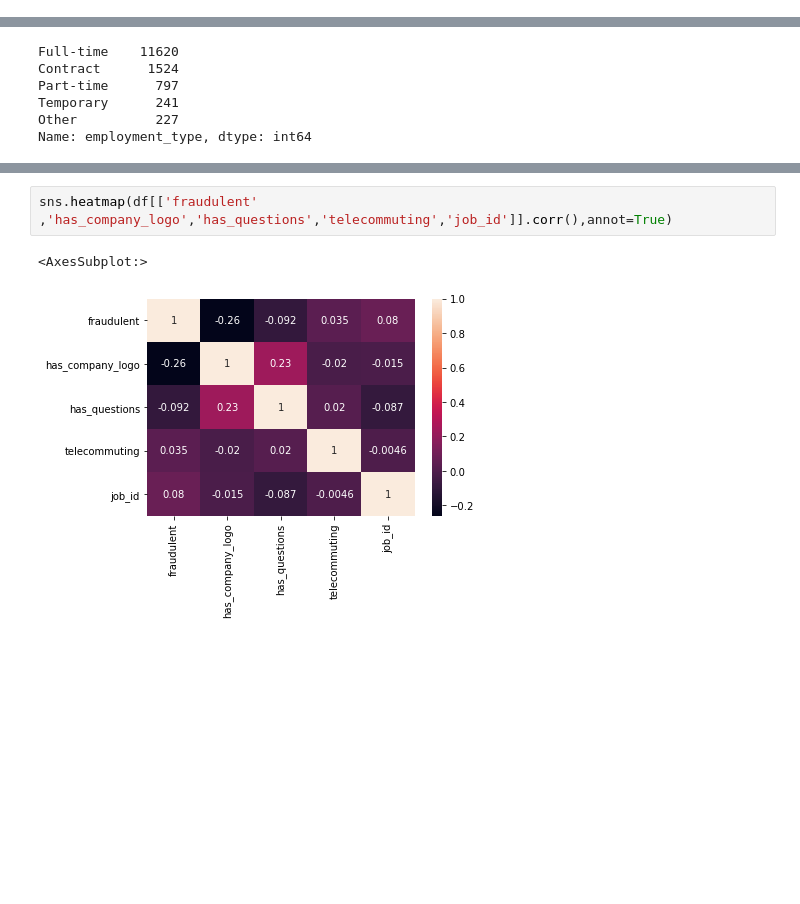
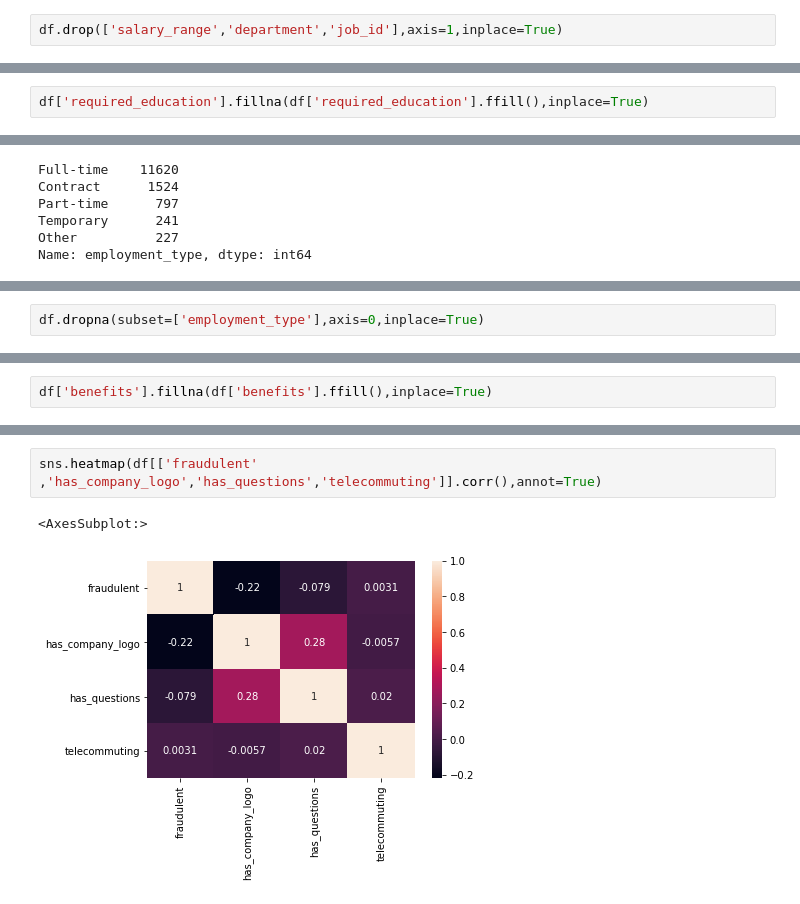
Before and after one commit to pritjee/Springboard, a Jupyter notebook: Fake_Job_prediction.ipynb, the cells around one changed output, grey strips where cells are left out. Drawn from its saved outputs; the diff is of its cells as text; blank space fills up the shorter version.

```diff
--- a/Fake_Job_prediction.ipynb
+++ b/Fake_Job_prediction.ipynb
@@ -107,0 +256,2 @@ Name: title, Length: 11231, dtype: int64
+# %%
+df.drop(['salary_range','department','job_id'],axis=1,inplace=True)
@@ -107,0 +303,2 @@ Name: title, Length: 11231, dtype: int64
+# %%
+df['required_education'].fillna(df['required_education'].ffill(),inplace=True)
@@ -138,0 +335,2 @@ dtype: int64
+# %%
+df.dropna(subset=['employment_type'],axis=0,inplace=True)
@@ -138,0 +381,2 @@ dtype: int64
+# %%
+df['benefits'].fillna(df['benefits'].ffill(),inplace=True)
@@ -139,8 +403,8 @@ dtype: int64
 # %%
-sns.heatmap(df[['fraudulent' ,'has_company_logo','has_questions','telecommuting','job_id']].corr(),annot=True)
+sns.heatmap(df[['fraudulent' ,'has_company_logo','has_questions','telecommuting']].corr(),annot=True)
 # %% [output]
 <AxesSubplot:>
-[figure, old version]
+[figure, new version]
 # %%
 sns.heatmap(df.isnull(),yticklabels=False)
 # %% [output]
```
Also changed, not shown: parts of 53 cells of this notebook.
